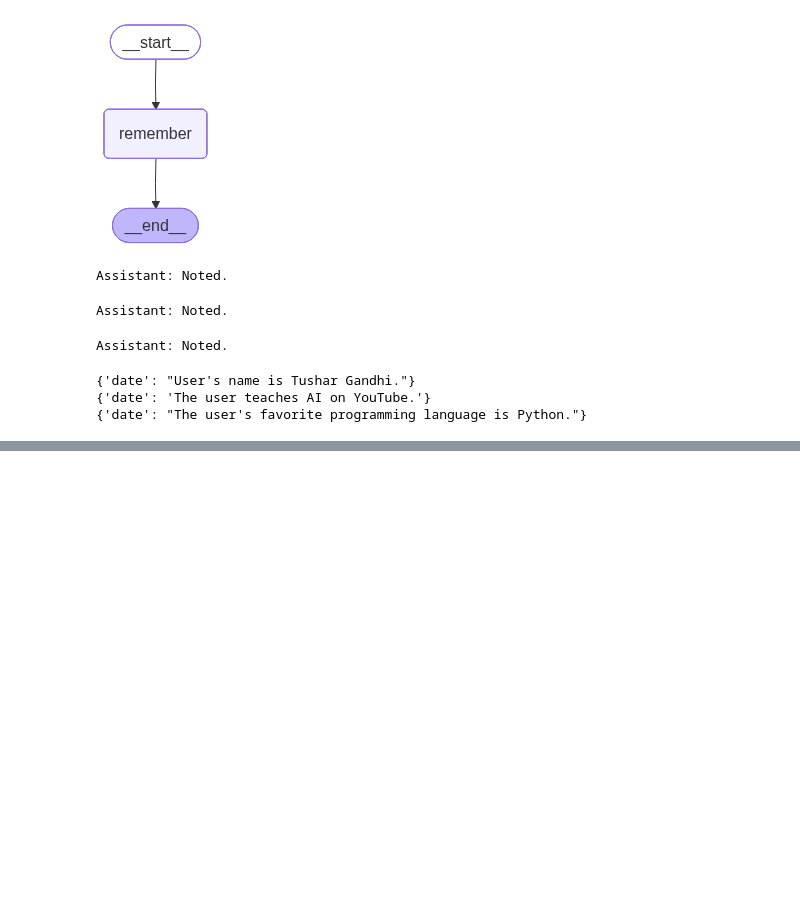
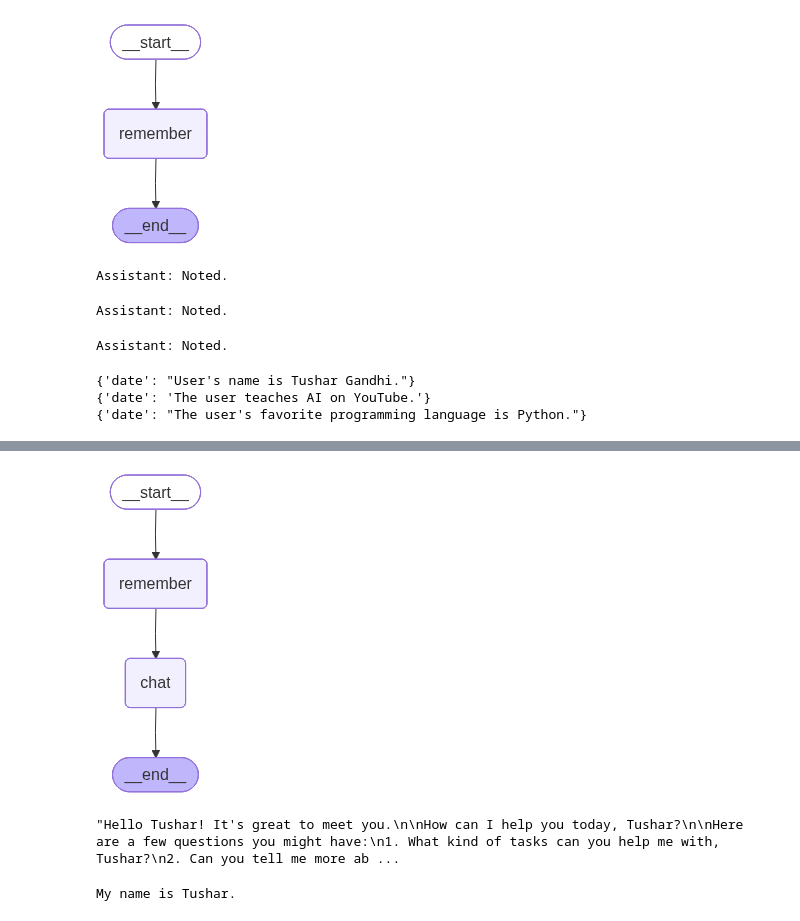
Before and after one commit to tushargandhi77/Memory-In-LLM, a Jupyter notebook: Long Term Memory/7_ltm_implementation.ipynb, the cells around one changed output, grey strips where cells are left out. Drawn from its saved outputs; the diff is of its cells as text; code cells hidden in the pictures; blank space fills up the shorter version.

Commit message:
Implement feature X to enhance user experience and optimize performance

```diff
--- a/Long Term Memory/7_ltm_implementation.ipynb
+++ b/Long Term Memory/7_ltm_implementation.ipynb
@@ -220,0 +379,6 @@ for item in items:
+# %%
+class MemoryDecision(BaseModel):
+    should_write: bool
+    memories: List[MemoryItem] = Field(default_factory=list)
+# %%
+memory_extractor = memory_llm.with_structured_output(MemoryDecision)
@@ -220,0 +424,35 @@ for item in items:
+# %%
+chat_llm = ChatGoogleGenerativeAI(model='gemini-2.5-flash')
+# %%
+def chat_node(state: MessagesState,config: RunnableConfig, store: BaseStore):
+
+    user_id = config['configurable']['user_id']
+
+    ns = ("user",user_id,"details")
+
+    items = store.search(ns)
+
+    user_details = "\n".join(it.value['data'] for it in items) if items else ""
+
+    system_msg = SystemMessage(
+        content=SYSTEM_PROMPT_TEMPLATE.format(
+            user_details_content=user_details or "(empty)"
+        )
+    )
+
+    response = chat_llm.invoke([system_msg] + state['messages'])
+    return {'messages':[response]}
+# %%
+builder = StateGraph(MessagesState)
+builder.add_node("remember",remember_node)
+builder.add_node("chat",chat_node)
+
+builder.add_edge(START, "remember")
+builder.add_edge("remember", "chat")
+builder.add_edge("chat", END)
+
+graph = builder.compile(store=store)
+
+graph
+# %% [output]
+[figure, added]
@@ -220,0 +461,10 @@ for item in items:
+# %%
+result = graph.invoke({"messages": [{"role": "user", "content": "Hi, my name is Tushar"}]}, config)
+result['messages'][-1].content
+# %% [output]
+"Hello Tushar! It's great to meet you.\n\nHow can I help you today, Tushar?\n\nHere are a few questions you might have:\n1. What kind of tasks can you help me with, Tushar?\n2. Can you tell me more ab ...
+# %%
+for it in store.search(("user", "u1", "details")):
+    print(it.value["data"])
+# %% [output]
+My name is Tushar.
```
Also changed, not shown: parts of 28 cells of this notebook.
